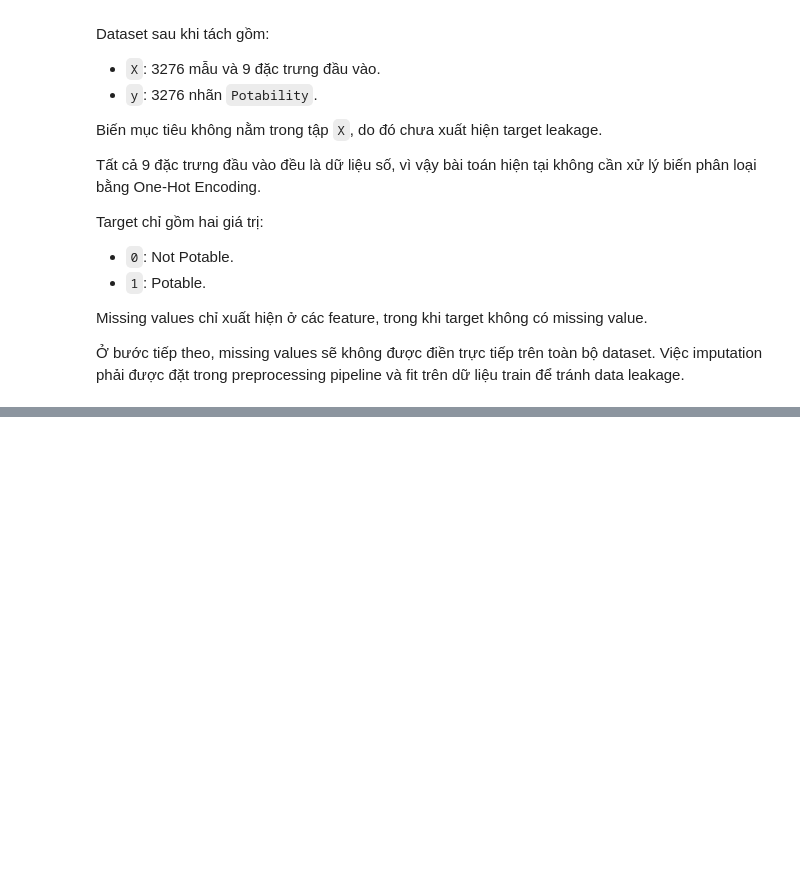
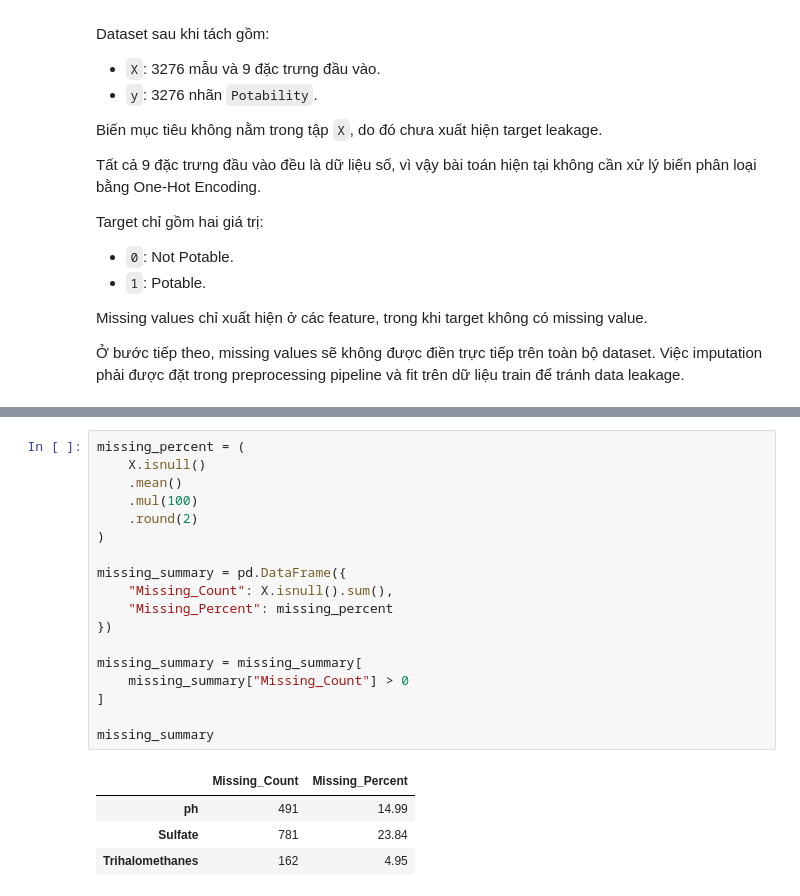
Before and after one commit to hoangthiyen01112005-ux/WaterQualityProject, a Jupyter notebook: ai-models/colab/02_preprocess.ipynb, the cells around one changed output, grey strips where cells are left out. Saved outputs shown, nothing was run; the diff lists cells and outputs as text; blank space fills up the shorter version.

```diff
--- a/ai-models/colab/02_preprocess.ipynb
+++ b/ai-models/colab/02_preprocess.ipynb
@@ -367,0 +400,23 @@ Việc imputation phải được đặt trong preprocessing pipeline và fit tr
+# %%
+missing_percent = (
+    X.isnull()
+    .mean()
+    .mul(100)
+    .round(2)
+)
+
+missing_summary = pd.DataFrame({
+    "Missing_Count": X.isnull().sum(),
+    "Missing_Percent": missing_percent
+})
+
+missing_summary = missing_summary[
+    missing_summary["Missing_Count"] > 0
+]
+
+missing_summary
+# %% [output]
+|  | Missing_Count | Missing_Percent |
+| ph | 491 | 14.99 |
+| Sulfate | 781 | 23.84 |
+| Trihalomethanes | 162 | 4.95 |
```
Also changed, not shown: parts of 6 cells of this notebook.
